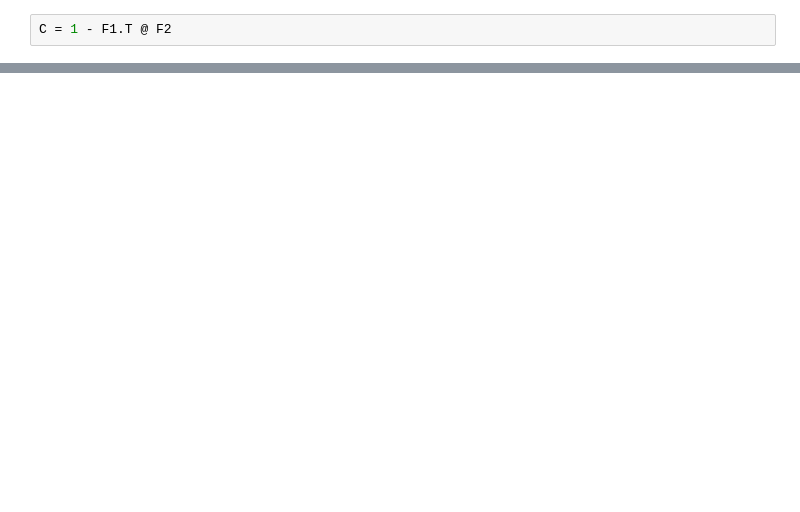
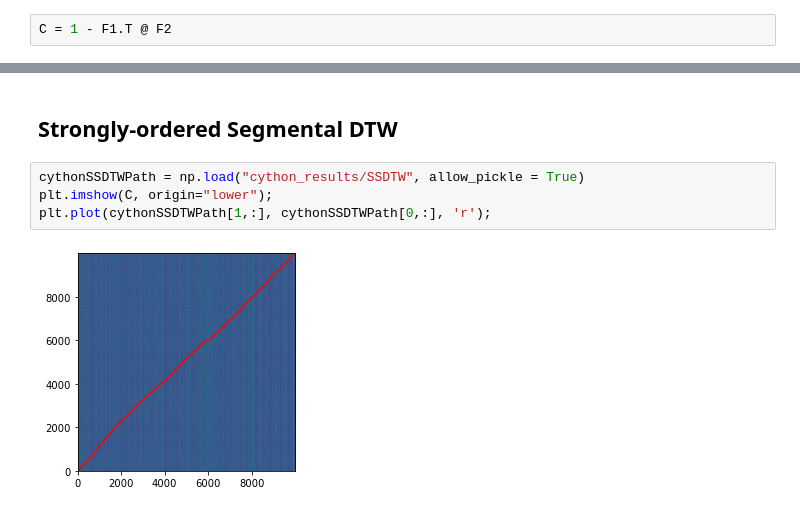
Before and after one commit to HMC-MIR/ParallelizingDTW-CPU_Implementations, a Jupyter notebook: 02b_Align_numba.ipynb, the cells around one changed output, grey strips where cells are left out. Saved outputs shown, nothing was run; the diff lists cells and outputs as text; blank space fills up the shorter version.

```diff
--- a/02b_Align_numba.ipynb
+++ b/02b_Align_numba.ipynb
@@ -361,0 +460,8 @@ plt.plot(path[1,:], path[0,:], 'r');
+# %% [markdown]
+## Strongly-ordered Segmental DTW
+# %%
+cythonSSDTWPath = np.load("cython_results/SSDTW", allow_pickle = True)
+plt.imshow(C, origin="lower");
+plt.plot(cythonSSDTWPath[1,:], cythonSSDTWPath[0,:], 'r');
+# %% [output]
+[figure, added]
```
Also changed, not shown: parts of 17 cells of this notebook.
